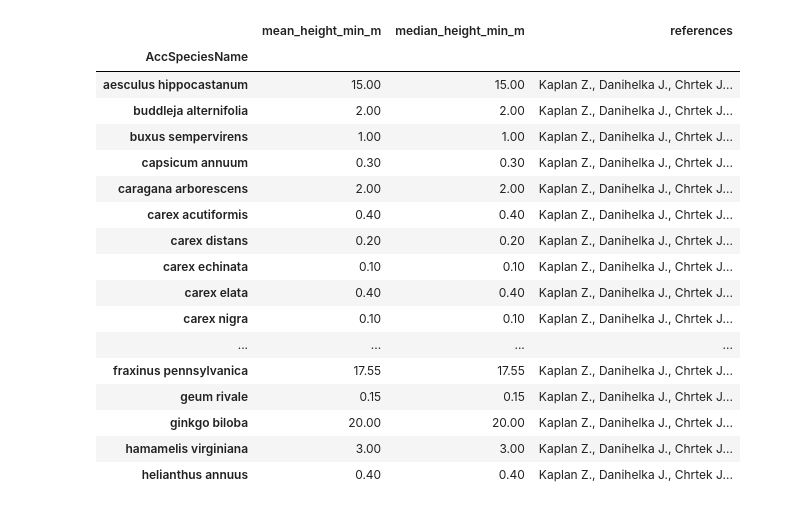
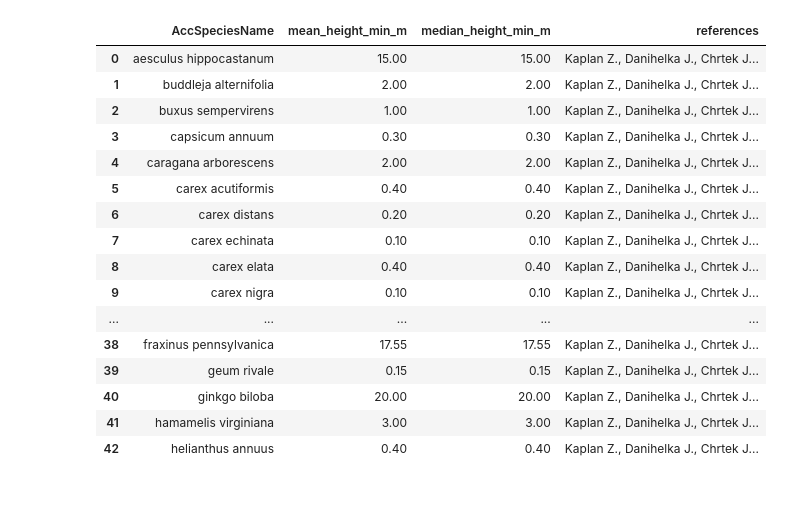
Before and after one commit to Escarlataaaaa/plants_traits, a Jupyter notebook: plant_height.ipynb, the cells around one changed output. Cells and saved outputs as stored; diff of their text form; code cells hidden in the pictures.

Commit message:
as_index=False

```diff
--- a/plant_height.ipynb
+++ b/plant_height.ipynb
@@ -78,30 +78,29 @@ hamamelis virginiana        1
 helianthus annuus           1
 dtype: int64
 # %%
-df_grouped = df_trait_id_non_nan.groupby("AccSpeciesName").agg(
+df_grouped = df_trait_id_non_nan.groupby("AccSpeciesName", as_index=False).agg(
     mean_height_min_m=("StdValue", "mean"),
     median_height_min_m=("StdValue", "median"),
     references=("Reference", lambda x: "; ".join(x.dropna().unique()))
 )
 df_grouped
 # %% [output]
-|  | mean_height_min_m | median_height_min_m | references |
-| AccSpeciesName |  |  |  |
-| aesculus hippocastanum | 15.00 | 15.00 | Kaplan Z., Danihelka J., Chrtek J... |
-| buddleja alternifolia | 2.00 | 2.00 | Kaplan Z., Danihelka J., Chrtek J... |
-| buxus sempervirens | 1.00 | 1.00 | Kaplan Z., Danihelka J., Chrtek J... |
-| capsicum annuum | 0.30 | 0.30 | Kaplan Z., Danihelka J., Chrtek J... |
-| caragana arborescens | 2.00 | 2.00 | Kaplan Z., Danihelka J., Chrtek J... |
-| carex acutiformis | 0.40 | 0.40 | Kaplan Z., Danihelka J., Chrtek J... |
-| carex distans | 0.20 | 0.20 | Kaplan Z., Danihelka J., Chrtek J... |
-| carex echinata | 0.10 | 0.10 | Kaplan Z., Danihelka J., Chrtek J... |
-| carex elata | 0.40 | 0.40 | Kaplan Z., Danihelka J., Chrtek J... |
-| carex nigra | 0.10 | 0.10 | Kaplan Z., Danihelka J., Chrtek J... |
-| ... | ... | ... | ... |
-| fraxinus pennsylvanica | 17.55 | 17.55 | Kaplan Z., Danihelka J., Chrtek J... |
-| geum rivale | 0.15 | 0.15 | Kaplan Z., Danihelka J., Chrtek J... |
-| ginkgo biloba | 20.00 | 20.00 | Kaplan Z., Danihelka J., Chrtek J... |
-| hamamelis virginiana | 3.00 | 3.00 | Kaplan Z., Danihelka J., Chrtek J... |
-| helianthus annuus | 0.40 | 0.40 | Kaplan Z., Danihelka J., Chrtek J... |
+|  | AccSpeciesName | mean_height_min_m | median_height_min_m | references |
+| 0 | aesculus hippocastanum | 15.00 | 15.00 | Kaplan Z., Danihelka J., Chrtek J... |
+| 1 | buddleja alternifolia | 2.00 | 2.00 | Kaplan Z., Danihelka J., Chrtek J... |
+| 2 | buxus sempervirens | 1.00 | 1.00 | Kaplan Z., Danihelka J., Chrtek J... |
+| 3 | capsicum annuum | 0.30 | 0.30 | Kaplan Z., Danihelka J., Chrtek J... |
+| 4 | caragana arborescens | 2.00 | 2.00 | Kaplan Z., Danihelka J., Chrtek J... |
+| 5 | carex acutiformis | 0.40 | 0.40 | Kaplan Z., Danihelka J., Chrtek J... |
+| 6 | carex distans | 0.20 | 0.20 | Kaplan Z., Danihelka J., Chrtek J... |
+| 7 | carex echinata | 0.10 | 0.10 | Kaplan Z., Danihelka J., Chrtek J... |
+| 8 | carex elata | 0.40 | 0.40 | Kaplan Z., Danihelka J., Chrtek J... |
+| 9 | carex nigra | 0.10 | 0.10 | Kaplan Z., Danihelka J., Chrtek J... |
+| ... | ... | ... | ... | ... |
+| 38 | fraxinus pennsylvanica | 17.55 | 17.55 | Kaplan Z., Danihelka J., Chrtek J... |
+| 39 | geum rivale | 0.15 | 0.15 | Kaplan Z., Danihelka J., Chrtek J... |
+| 40 | ginkgo biloba | 20.00 | 20.00 | Kaplan Z., Danihelka J., Chrtek J... |
+| 41 | hamamelis virginiana | 3.00 | 3.00 | Kaplan Z., Danihelka J., Chrtek J... |
+| 42 | helianthus annuus | 0.40 | 0.40 | Kaplan Z., Danihelka J., Chrtek J... |
 # %%
 df_trait_id_non_nan.to_csv("cleaned_plant_height.csv", index=False)
```
Also changed, not shown: 2 other files.
